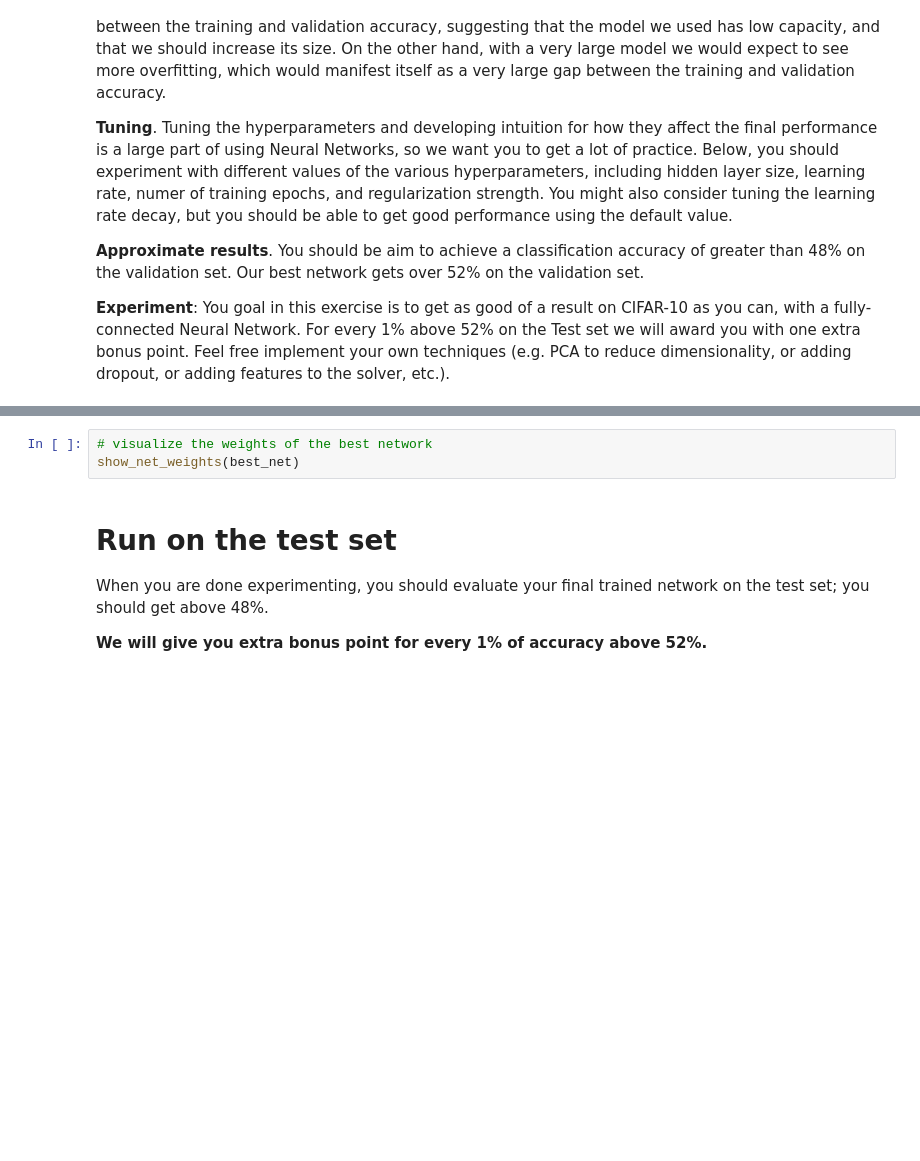
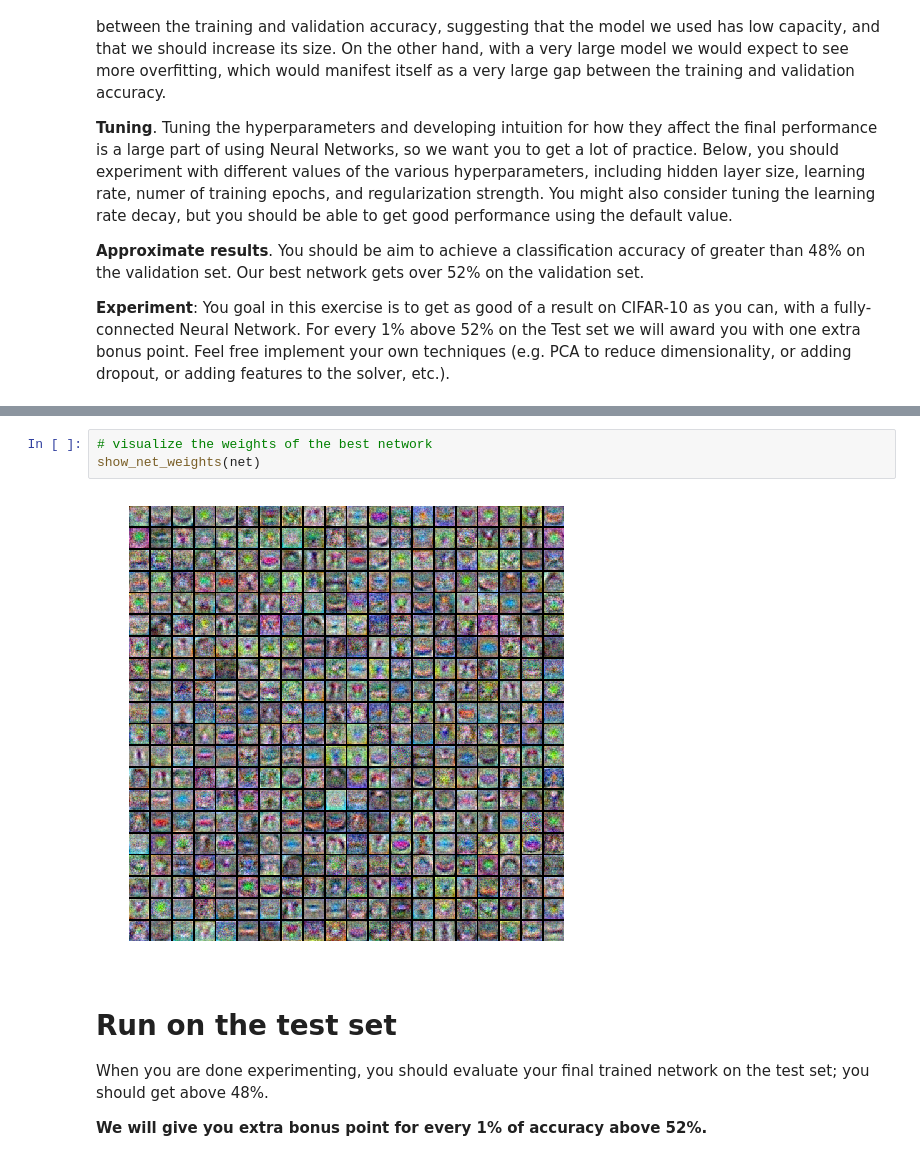
Before and after one commit to TiwazBiu/cs231n, a Jupyter notebook: assignment1/two_layer_net.ipynb, the cells around one changed output, grey strips where cells are left out. Saved outputs shown, nothing was run; the diff lists cells and outputs as text; blank space fills up the shorter version.

```diff
--- a/assignment1/two_layer_net.ipynb
+++ b/assignment1/two_layer_net.ipynb
@@ -312,6 +370,8 @@ pass
 # %%
 # visualize the weights of the best network
-show_net_weights(best_net)
+show_net_weights(net)
+# %% [output]
+[figure, added]
 # %% [markdown]
 # Run on the test set
 When you are done experimenting, you should evaluate your final trained network on the test set; you should get above 48%.
```
Also changed, not shown: parts of 7 cells of this notebook, 3 other files.
